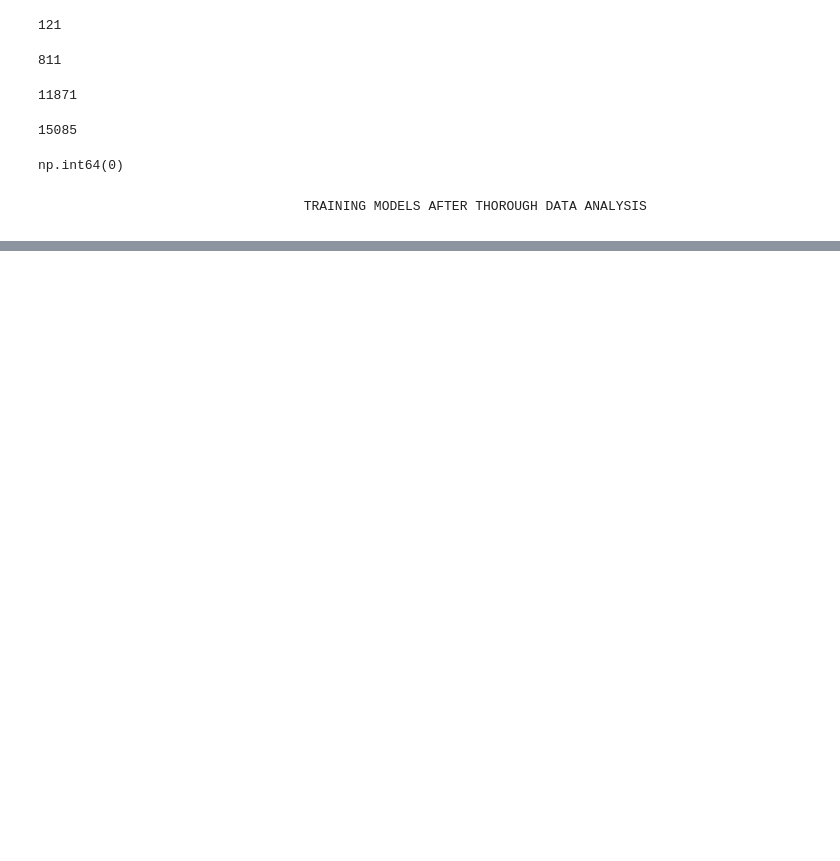
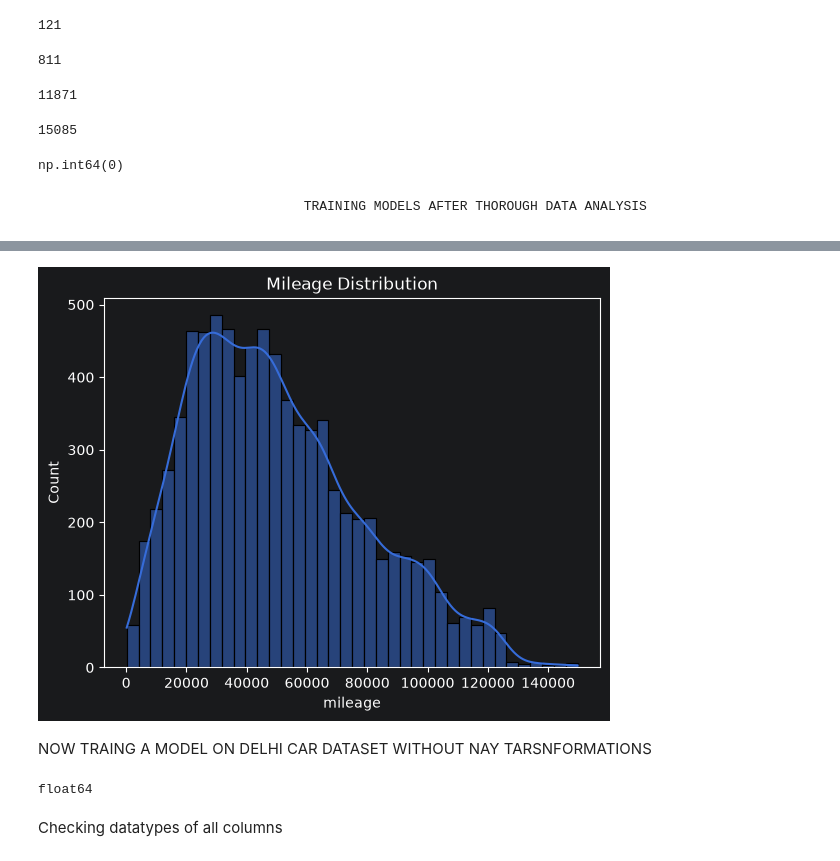
Before and after one commit to MRSE435/AUTOWORTH_BACKEND, a Jupyter notebook: model_testing.ipynb, the cells around one changed output, grey strips where cells are left out. Cells and saved outputs as stored; diff of their text form; code cells hidden in the pictures; blank space fills up the shorter version.

Commit message:
trained linear regresson mdoel on a regional dataset and cardekho dataset

```diff
--- a/model_testing.ipynb
+++ b/model_testing.ipynb
@@ -214,0 +472,17 @@ np.int64(0)
+# %%
+import seaborn as sns
+import matplotlib.pyplot as plt
+
+sns.histplot(df2['mileage'], kde=True)
+plt.title('Mileage Distribution')
+plt.show()
+# %% [output]
+[figure, added]
+# %% [markdown]
+NOW TRAING  A MODEL ON DELHI CAR DATASET WITHOUT NAY TARSNFORMATIONS
+# %%
+print(df2["price"].dtype)
+# %% [output]
+float64
+# %% [markdown]
+Checking datatypes of all columns
```
Also changed, not shown: parts of 43 cells of this notebook, 2 other files.
